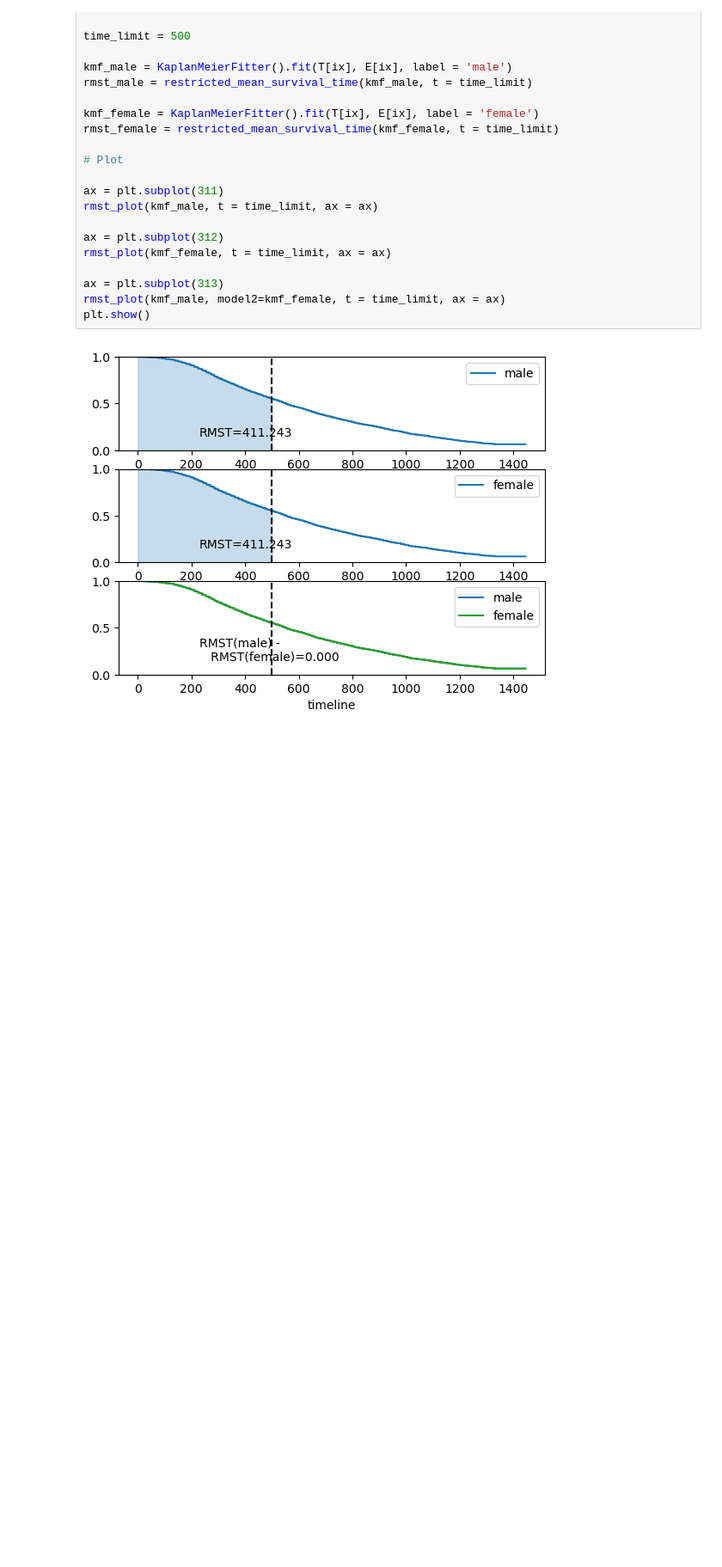
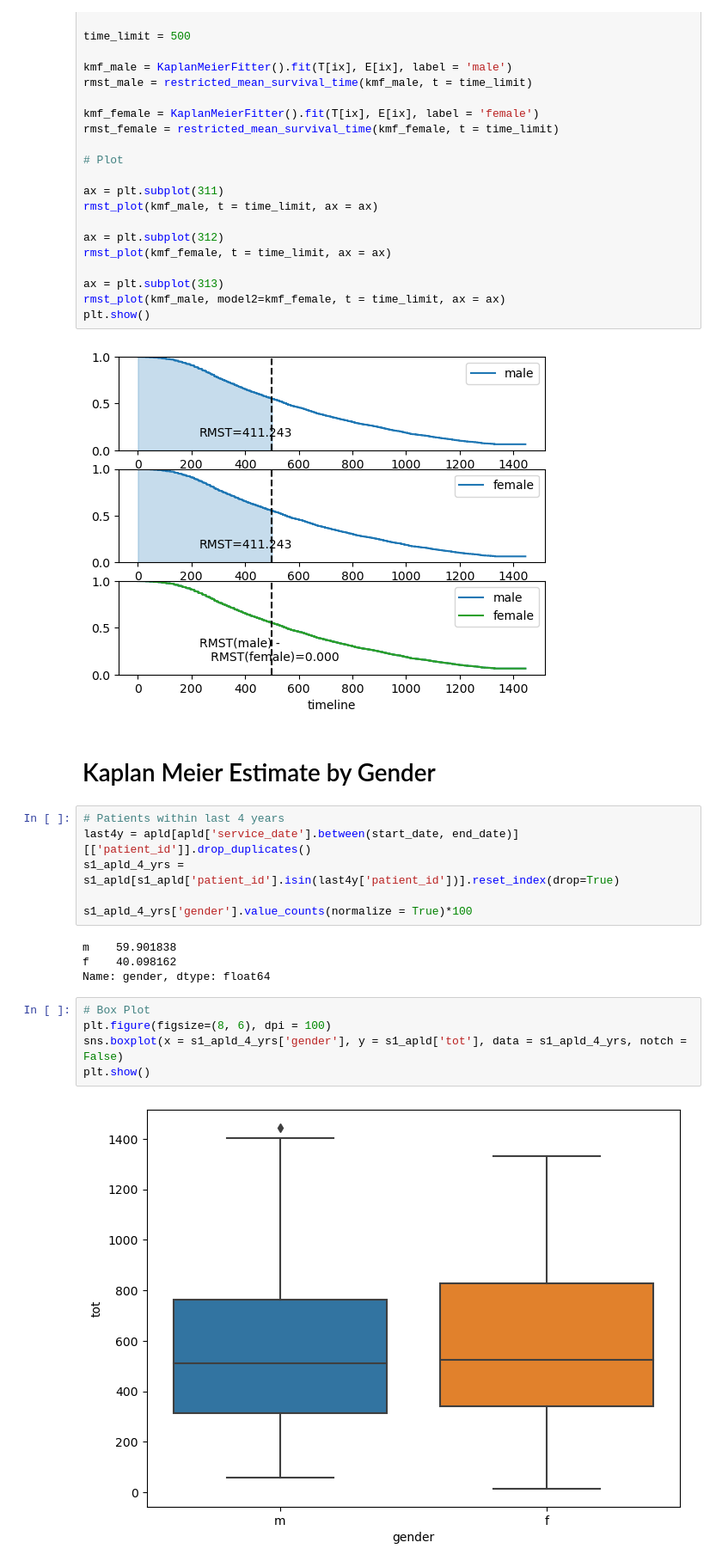
Before and after one commit to nicksv03/Survival_Analysis_BYOP, a Jupyter notebook: survival_analysis.ipynb, the cells around one changed output. Shown: that part at 86% size. Cells and saved outputs as stored; diff of their text form; blank space fills up the shorter version.

```diff
--- a/survival_analysis.ipynb
+++ b/survival_analysis.ipynb
@@ -474,3 +475,22 @@ rmst_plot(kmf_male, model2=kmf_female, t = time_limit, ax = ax)
 plt.show()
 # %% [output]
 [figure]
+# %% [markdown]
+# Kaplan Meier Estimate by Gender
+# %%
+# Patients within last 4 years
+last4y = apld[apld['service_date'].between(start_date, end_date)][['patient_id']].drop_duplicates()
+s1_apld_4_yrs = s1_apld[s1_apld['patient_id'].isin(last4y['patient_id'])].reset_index(drop=True)
+
+s1_apld_4_yrs['gender'].value_counts(normalize = True)*100
+# %% [output]
+m    59.901838
+f    40.098162
+Name: gender, dtype: float64
+# %%
+# Box Plot
+plt.figure(figsize=(8, 6), dpi = 100)
+sns.boxplot(x = s1_apld_4_yrs['gender'], y = s1_apld['tot'], data = s1_apld_4_yrs, notch = False)
+plt.show()
+# %% [output]
+[figure, added]
```
Also changed, not shown: parts of 13 cells of this notebook.
